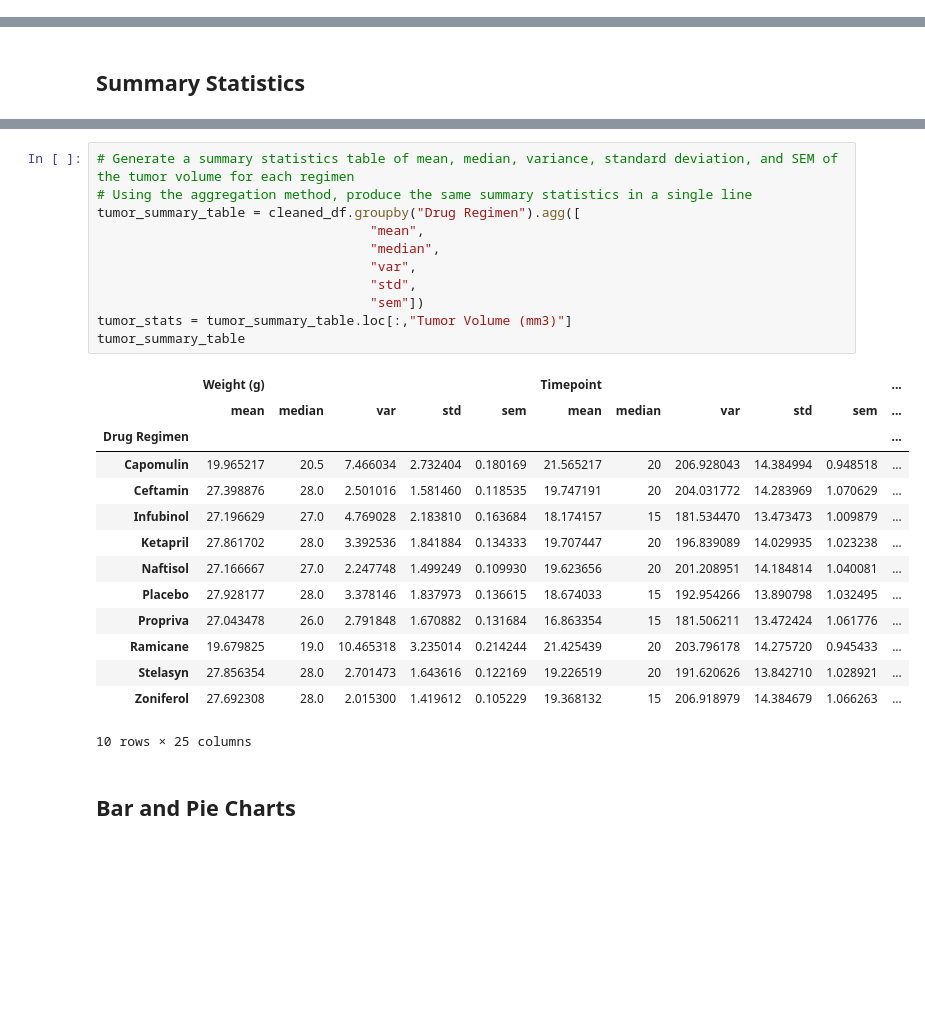
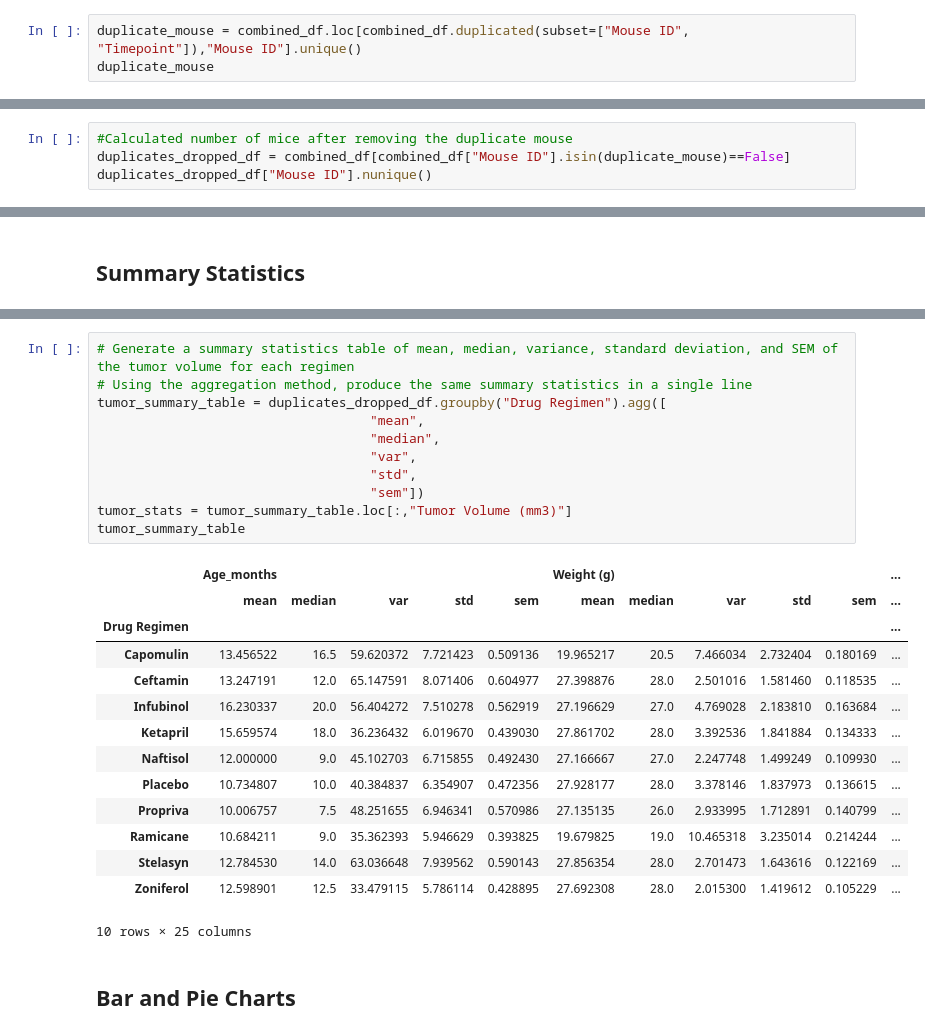
Before and after one commit to olivedisaster/matplotlibchallenge, a Jupyter notebook: Instructions/Pymaceuticals/pymaceuticals_starter.ipynb, the cells around one changed output, grey strips where cells are left out. Saved outputs shown, nothing was run; the diff lists cells and outputs as text; blank space fills up the shorter version.

```diff
--- a/Instructions/Pymaceuticals/pymaceuticals_starter.ipynb
+++ b/Instructions/Pymaceuticals/pymaceuticals_starter.ipynb
@@ -125,0 +45,3 @@ mouse_count
+# %%
+duplicate_mouse = combined_df.loc[combined_df.duplicated(subset=["Mouse ID", "Timepoint"]),"Mouse ID"].unique()
+duplicate_mouse
@@ -125,0 +68,4 @@ mouse_count
+# %%
+#Calculated number of mice after removing the duplicate mouse
+duplicates_dropped_df = combined_df[combined_df["Mouse ID"].isin(duplicate_mouse)==False]
+duplicates_dropped_df["Mouse ID"].nunique()
@@ -159,28 +182,28 @@ tumor_std
 # %%
 # Generate a summary statistics table of mean, median, variance, standard deviation, and SEM of the tumor volume for each regimen
 # Using the aggregation method, produce the same summary statistics in a single line
-tumor_summary_table = cleaned_df.groupby("Drug Regimen").agg([
+tumor_summary_table = duplicates_dropped_df.groupby("Drug Regimen").agg([
                                    "mean",
                                    "median",
                                    "var",
                                    "std",
                                    "sem"])
 tumor_stats = tumor_summary_table.loc[:,"Tumor Volume (mm3)"]
 tumor_summary_table
 # %% [output]
-|  | Weight (g) |  |  |  |  | Timepoint |  |  |  |  | ... |
+|  | Age_months |  |  |  |  | Weight (g) |  |  |  |  | ... |
 |  | mean | median | var | std | sem | mean | median | var | std | sem | ... |
 | Drug Regimen |  |  |  |  |  |  |  |  |  |  | ... |
-| Capomulin | 19.965217 | 20.5 | 7.466034 | 2.732404 | 0.180169 | 21.565217 | 20 | 206.928043 | 14.384994 | 0.948518 | ... |
-| Ceftamin | 27.398876 | 28.0 | 2.501016 | 1.581460 | 0.118535 | 19.747191 | 20 | 204.031772 | 14.283969 | 1.070629 | ... |
-| Infubinol | 27.196629 | 27.0 | 4.769028 | 2.183810 | 0.163684 | 18.174157 | 15 | 181.534470 | 13.473473 | 1.009879 | ... |
-| Ketapril | 27.861702 | 28.0 | 3.392536 | 1.841884 | 0.134333 | 19.707447 | 20 | 196.839089 | 14.029935 | 1.023238 | ... |
-| Naftisol | 27.166667 | 27.0 | 2.247748 | 1.499249 | 0.109930 | 19.623656 | 20 | 201.208951 | 14.184814 | 1.040081 | ... |
-| Placebo | 27.928177 | 28.0 | 3.378146 | 1.837973 | 0.136615 | 18.674033 | 15 | 192.954266 | 13.890798 | 1.032495 | ... |
-| Propriva | 27.043478 | 26.0 | 2.791848 | 1.670882 | 0.131684 | 16.863354 | 15 | 181.506211 | 13.472424 | 1.061776 | ... |
-| Ramicane | 19.679825 | 19.0 | 10.465318 | 3.235014 | 0.214244 | 21.425439 | 20 | 203.796178 | 14.275720 | 0.945433 | ... |
-| Stelasyn | 27.856354 | 28.0 | 2.701473 | 1.643616 | 0.122169 | 19.226519 | 20 | 191.620626 | 13.842710 | 1.028921 | ... |
-| Zoniferol | 27.692308 | 28.0 | 2.015300 | 1.419612 | 0.105229 | 19.368132 | 15 | 206.918979 | 14.384679 | 1.066263 | ... |
+| Capomulin | 13.456522 | 16.5 | 59.620372 | 7.721423 | 0.509136 | 19.965217 | 20.5 | 7.466034 | 2.732404 | 0.180169 | ... |
+| Ceftamin | 13.247191 | 12.0 | 65.147591 | 8.071406 | 0.604977 | 27.398876 | 28.0 | 2.501016 | 1.581460 | 0.118535 | ... |
+| Infubinol | 16.230337 | 20.0 | 56.404272 | 7.510278 | 0.562919 | 27.196629 | 27.0 | 4.769028 | 2.183810 | 0.163684 | ... |
+| Ketapril | 15.659574 | 18.0 | 36.236432 | 6.019670 | 0.439030 | 27.861702 | 28.0 | 3.392536 | 1.841884 | 0.134333 | ... |
+| Naftisol | 12.000000 | 9.0 | 45.102703 | 6.715855 | 0.492430 | 27.166667 | 27.0 | 2.247748 | 1.499249 | 0.109930 | ... |
+| Placebo | 10.734807 | 10.0 | 40.384837 | 6.354907 | 0.472356 | 27.928177 | 28.0 | 3.378146 | 1.837973 | 0.136615 | ... |
+| Propriva | 10.006757 | 7.5 | 48.251655 | 6.946341 | 0.570986 | 27.135135 | 26.0 | 2.933995 | 1.712891 | 0.140799 | ... |
+| Ramicane | 10.684211 | 9.0 | 35.362393 | 5.946629 | 0.393825 | 19.679825 | 19.0 | 10.465318 | 3.235014 | 0.214244 | ... |
+| Stelasyn | 12.784530 | 14.0 | 63.036648 | 7.939562 | 0.590143 | 27.856354 | 28.0 | 2.701473 | 1.643616 | 0.122169 | ... |
+| Zoniferol | 12.598901 | 12.5 | 33.479115 | 5.786114 | 0.428895 | 27.692308 | 28.0 | 2.015300 | 1.419612 | 0.105229 | ... |
 10 rows × 25 columns
 # %% [markdown]
 ## Bar and Pie Charts
```
Also changed, not shown: parts of 30 cells of this notebook.
